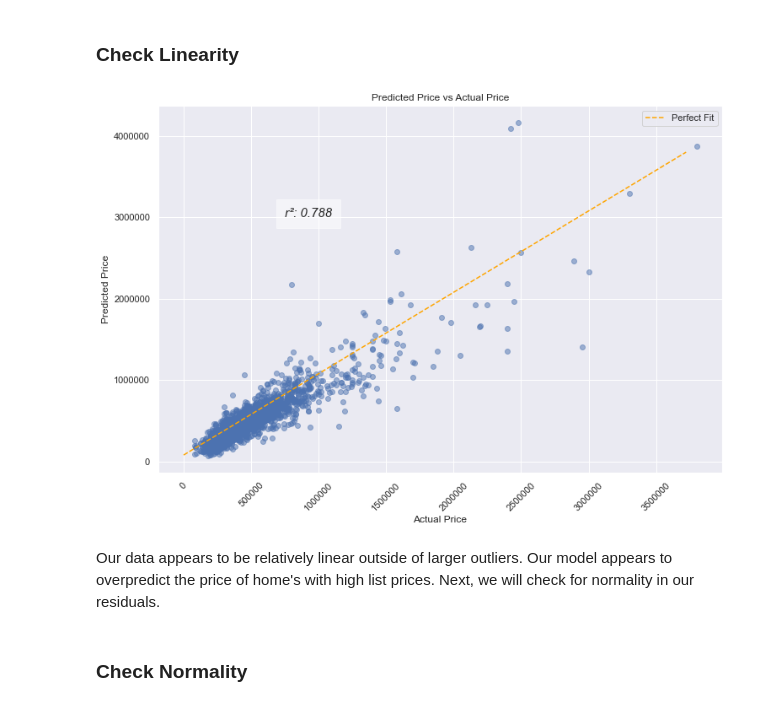
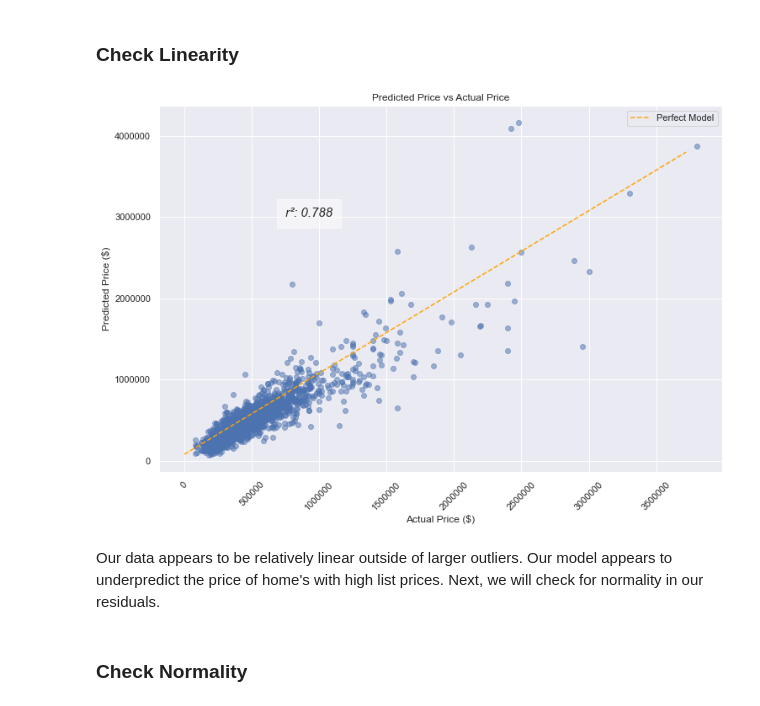
Before and after one commit to zpollats/p2_project_group4, a Jupyter notebook: KC_Housing_Final_Notebook.ipynb, the cells around one changed output. Cells and saved outputs as stored; diff of their text form; code cells hidden in the pictures.

```diff
--- a/KC_Housing_Final_Notebook.ipynb
+++ b/KC_Housing_Final_Notebook.ipynb
@@ -1127,9 +1169,9 @@ X_test_latlong = X_test_zip.copy()
 X_test_latlong['lat * long'] = X_test_latlong['lat'] * X_test_latlong['long']
 X_test_latlong.drop(columns=['lat', 'long'], axis=1, inplace=True)
 # %%
+# Fit and transform the new training and testing datasets
 X_train_latlong_pf3 = pf3.fit(X_train_latlong)
 X_train_latlong_pf3_trans = pf3.transform(X_train_latlong)
 
-X_test_latlong_pf3 = pf3.fit(X_test_latlong)
 X_test_latlong_pf3_trans = pf3.transform(X_test_latlong)
 # %%
@@ -1304,25 +1386,26 @@ y_hat_df.head()
 # %% [markdown]
 ### Check Linearity
 # %%
+# Plot the predicted price based on our final model vs the actual home prices
 fig, ax = plt.subplots(figsize=(12,8))
 
 perfect_line = np.arange(y_test.min(), y_test.max())
-ax.plot(perfect_line, linestyle="--", color="orange", label="Perfect Fit")
+ax.plot(perfect_line, linestyle="--", color="orange", label="Perfect Model")
 ax.scatter(y_hat_df['price'], y_hat_df['Predicted Price'], alpha=0.5)
-ax.set_xlabel("Actual Price")
-ax.set_ylabel("Predicted Price")
+ax.set_xlabel("Actual Price ($)")
+ax.set_ylabel("Predicted Price ($)")
 ax.set_title('Predicted Price vs Actual Price')
 ax.text(750000, 3000000, 'r\u00b2: ' + str(round(final_test_score, 3)), style='italic',
         bbox={'facecolor': 'white', 'alpha': 0.5, 'pad': 10}, fontsize=15)
 ax.ticklabel_format(style='plain')
 ax.tick_params(axis='x', labelrotation = 45)
 ax.legend();
 
 plt.savefig('final_linear_regr.png', dpi=400)
 # %% [output]
-[figure, old version]
+[figure, new version]
 # %% [markdown]
-Our data appears to be relatively linear outside of larger outliers. Our model appears to overpredict the price of home's with high list prices. Next, we will check for normality in our residuals.
+Our data appears to be relatively linear outside of larger outliers. Our model appears to underpredict the price of home's with high list prices. Next, we will check for normality in our residuals.
 # %% [markdown]
 ### Check Normality
 # %%
```
Also changed, not shown: parts of 143 cells of this notebook, 2 other files.
